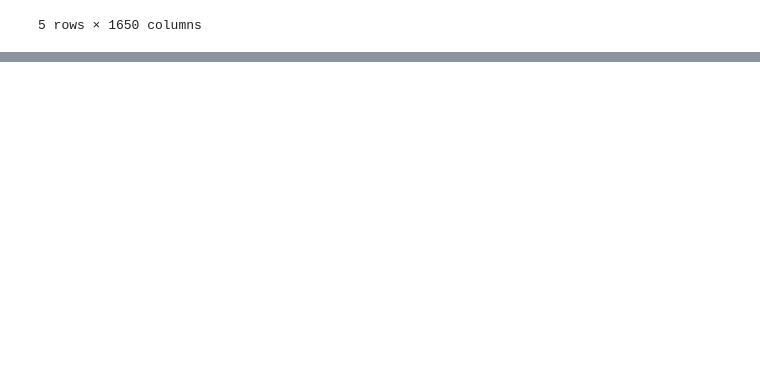
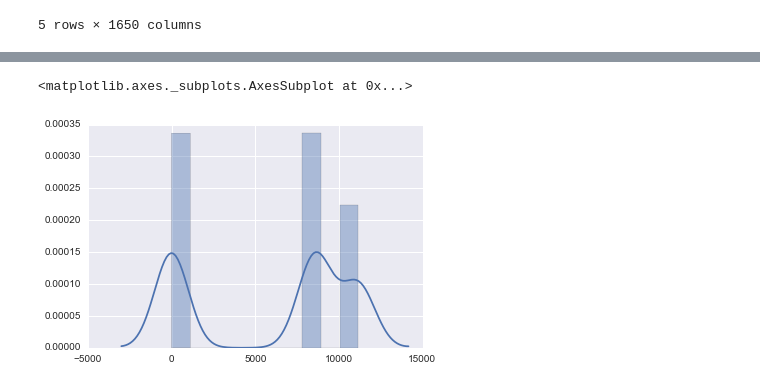
Before and after one commit to John-Keating/03_project_mcnulty, a Jupyter notebook: wrangle_crime.ipynb, the cells around one changed output, grey strips where cells are left out. Drawn from its saved outputs; the diff is of its cells as text; code cells hidden in the pictures; blank space fills up the shorter version.

```diff
--- a/wrangle_crime.ipynb
+++ b/wrangle_crime.ipynb
@@ -151,0 +161,6 @@ big_df_13 = big_df[col13]
+# %%
+print len(big_df_13)
+print len(big_df_13.columns)
+big_df_13.drop('FILTER13', 1, inplace=True)
+print len(big_df_13)
+print len(big_df_13.columns)
@@ -153,0 +235,5 @@ big_df_13.
+# %%
+sns.distplot(big_df_13.isnull().sum())
+# %% [output]
+<matplotlib.axes._subplots.AxesSubplot at 0x...>
+[figure, added]
```
Also changed, not shown: parts of 16 cells of this notebook, 1 other file.
